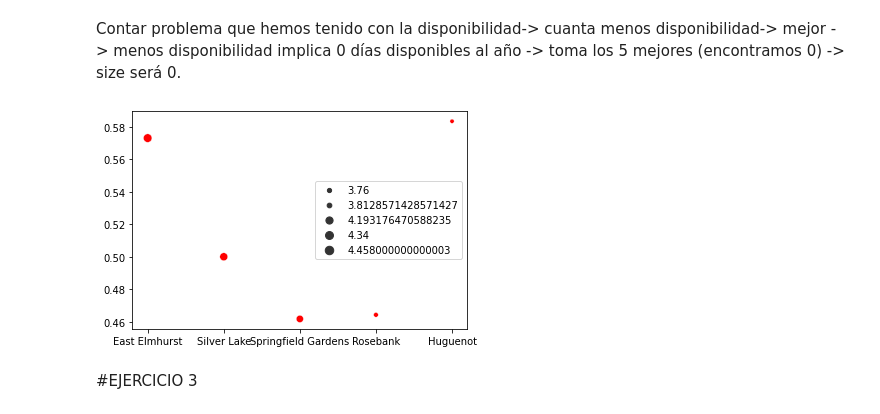
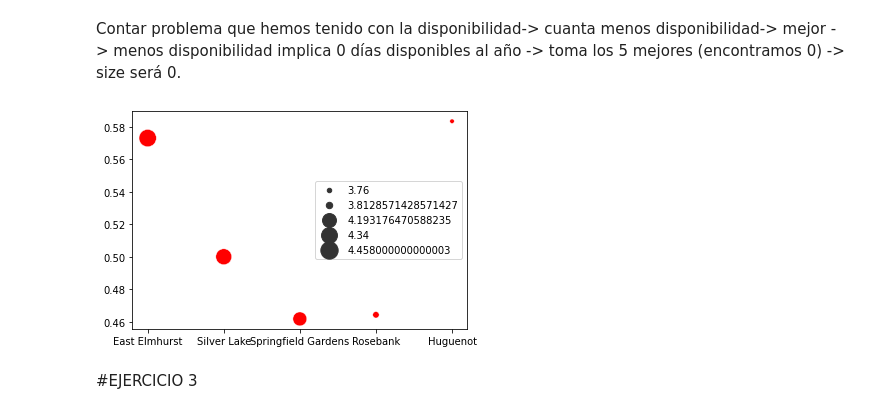
Before and after one commit to amayasarasacolina/MineriaL1P1, a Jupyter notebook: L1P1.ipynb, the cells around one changed output. Cells and saved outputs as stored; diff of their text form; code cells hidden in the pictures.

```diff
--- a/L1P1.ipynb
+++ b/L1P1.ipynb
@@ -685,13 +701,13 @@ Contar problema que hemos tenido con la disponibilidad-> cuanta menos disponibil
 # %%
 #Bubble Plot BARRIO1. The size of points changes based on a third variable
 # x = barrio (ya tenemos una variable de los barrios)
 # y = calidad de los apartamentos (classification)
 # s = reseñas
 #los tres tendrán tamaño del vector (5x1)
-sns.scatterplot(x=x_barrios,y=y_barrios,size=s_barrios, color='red')
+sns.scatterplot(x=x_barrios,y=y_barrios,size=s_barrios, color='red', sizes=(20,300))
 plt.show()
 # %% [output]
-[figure, old version]
+[figure, new version]
 # %% [markdown]
 #EJERCICIO 3
 # %% [markdown]
```
Also changed, not shown: parts of 11 cells of this notebook.
